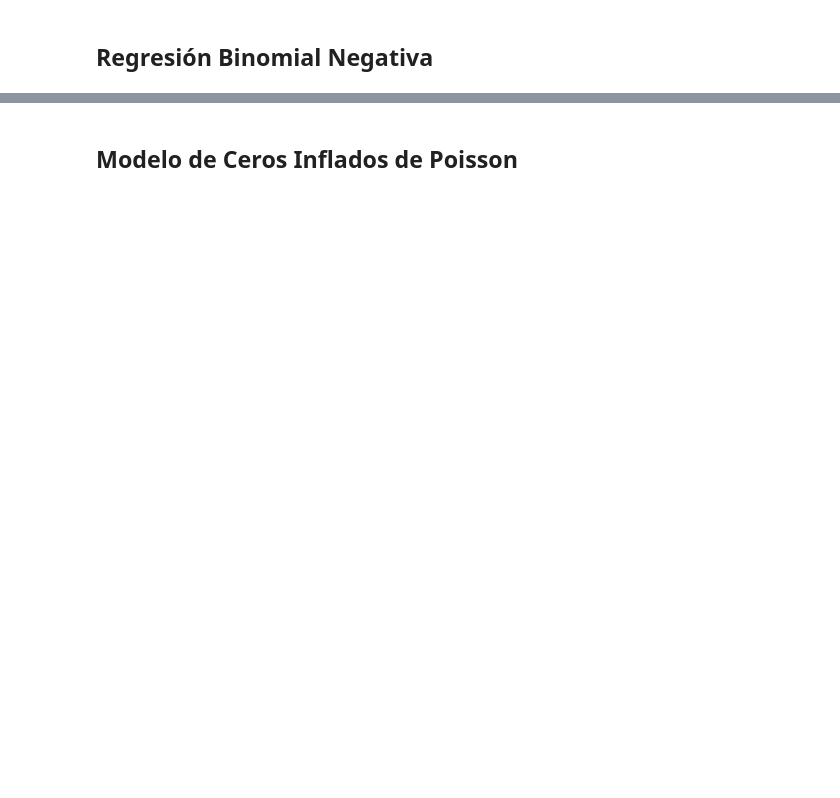
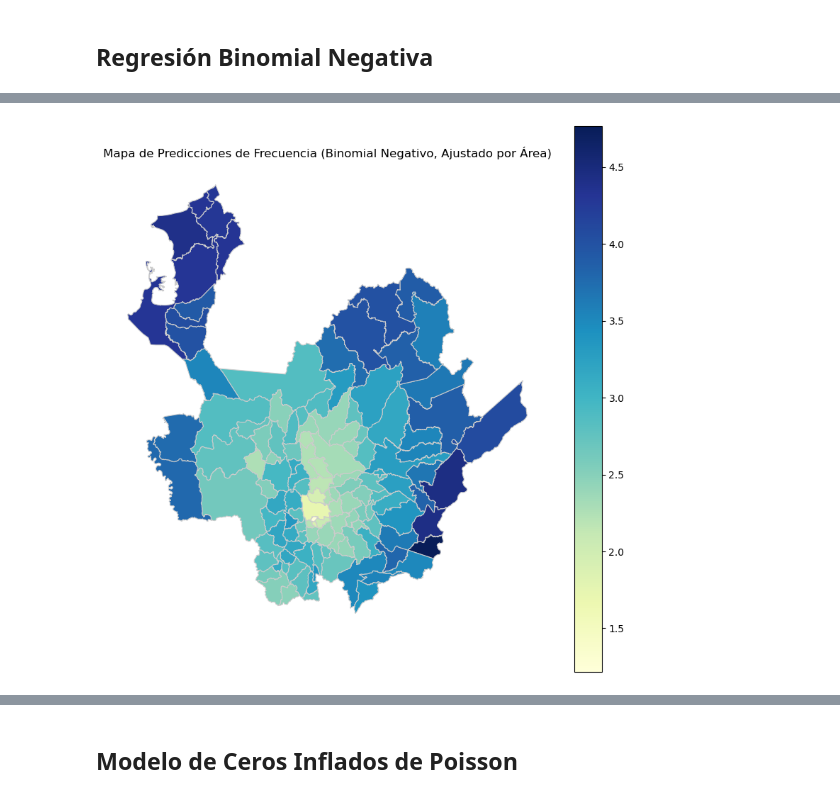
Before and after one commit to algarciach/AnalisisGeoespacial, a Jupyter notebook: Covid19_book/02_gml.ipynb, the cells around one changed output, grey strips where cells are left out. Drawn from its saved outputs; the diff is of its cells as text; code cells hidden in the pictures; blank space fills up the shorter version.

```diff
--- a/Covid19_book/02_gml.ipynb
+++ b/Covid19_book/02_gml.ipynb
@@ -204,2 +273,13 @@ plt.show()
 # %% [markdown]
 ## Regresión Binomial Negativa
+# %%
+y = gdf['cfr']
+var = ['altitud', 'temperatura', 'humedad_relativa', 'densidad']  # No area_municipio for GLM
+exposure = np.log(gdf['area_municipio'])
+
+st = StandardScaler()
+X_scaled = st.fit_transform(gdf[var])
+X = sm.add_constant(X_scaled)
+
+negative_binomial_model_offset = GLM(y, X, family=families.NegativeBinomial()).fit()
+print(negative_binomial_model_offset.summary())
@@ -205,0 +339,17 @@ plt.show()
+# %%
+# Get predictions for Negative Binomial model with offset
+y_pred_nb_offset = negative_binomial_model_offset.predict(X)
+
+gdf['predicted_cfr_nb_offset'] = y_pred_nb_offset
+
+# Calculate residuals for Negative Binomial model with offset
+gdf['difference_cfr_nb_offset'] = gdf['cfr'] - gdf['predicted_cfr_nb_offset']
+# %%
+# Plotting the predictions for Negative Binomial model with offset
+fig, ax = plt.subplots(1, 1, figsize=(10, 10))
+gdf.plot(column='predicted_cfr_nb_offset', cmap='YlGnBu', legend=True, ax=ax, linewidth=0.8, edgecolor='0.8')
+ax.set_title('Mapa de Predicciones de Frecuencia (Binomial Negativo, Ajustado por Área)')
+ax.set_axis_off()
+plt.show()
+# %% [output]
+[figure, added]
```
Also changed, not shown: parts of 15 cells of this notebook, 17 other files.
